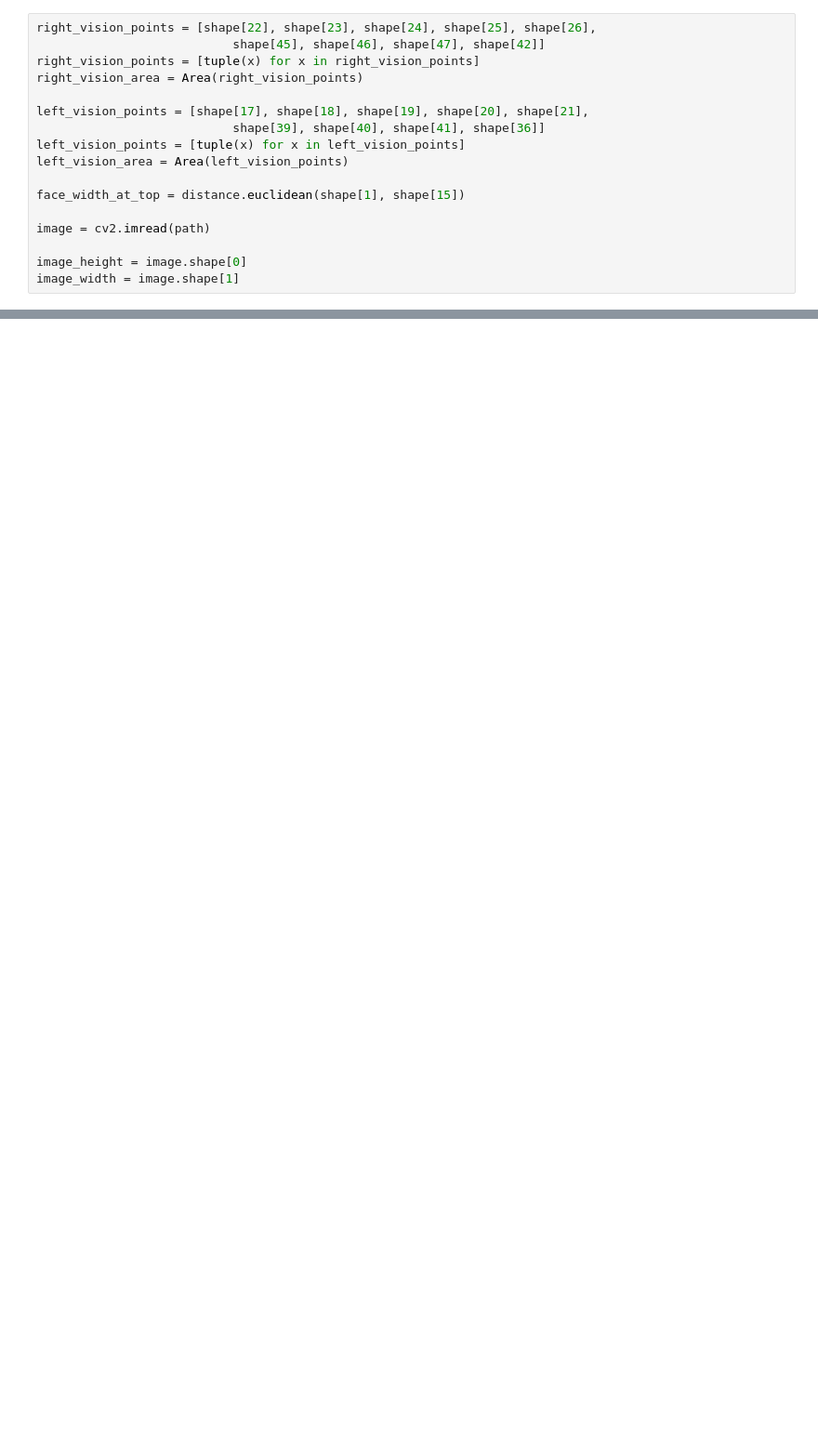
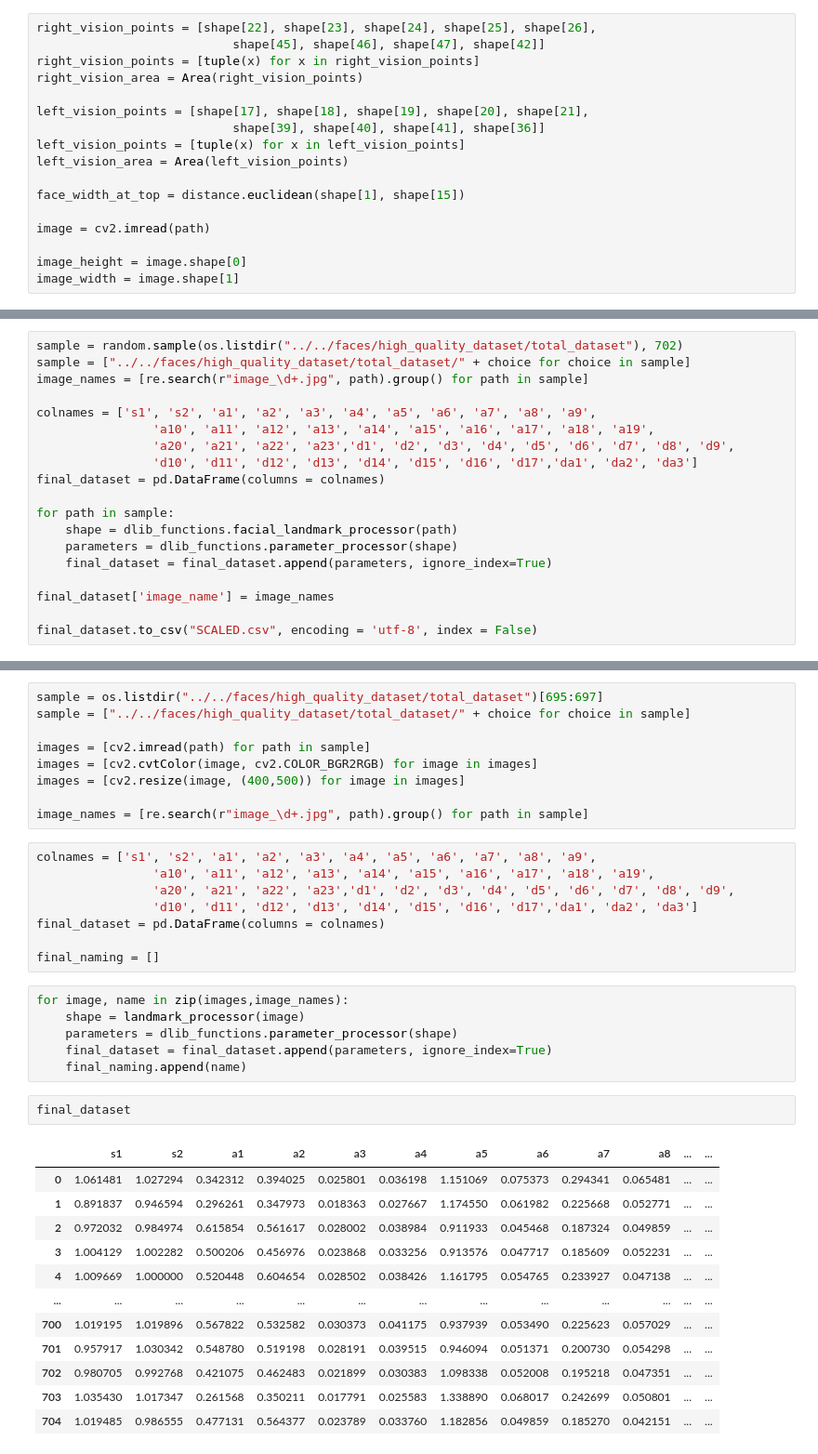
Before and after one commit to lewszykkonrad/landmarks, a Jupyter notebook: face_landmarks/area_testing.ipynb, the cells around one changed output, grey strips where cells are left out. Shown at 93% size. Saved outputs shown, nothing was run; the diff lists cells and outputs as text; blank space fills up the shorter version.

```diff
--- a/face_landmarks/area_testing.ipynb
+++ b/face_landmarks/area_testing.ipynb
@@ -102,0 +93,19 @@ image.shape
+# %%
+sample = random.sample(os.listdir("../../faces/high_quality_dataset/total_dataset"), 702)
+sample = ["../../faces/high_quality_dataset/total_dataset/" + choice for choice in sample]
+image_names = [re.search(r"image_\d+.jpg", path).group() for path in sample]
+
+colnames = ['s1', 's2', 'a1', 'a2', 'a3', 'a4', 'a5', 'a6', 'a7', 'a8', 'a9',
+                'a10', 'a11', 'a12', 'a13', 'a14', 'a15', 'a16', 'a17', 'a18', 'a19',
+                'a20', 'a21', 'a22', 'a23','d1', 'd2', 'd3', 'd4', 'd5', 'd6', 'd7', 'd8', 'd9',
+                'd10', 'd11', 'd12', 'd13', 'd14', 'd15', 'd16', 'd17','da1', 'da2', 'da3']
+final_dataset = pd.DataFrame(columns = colnames)
+
+for path in sample:
+    shape = dlib_functions.facial_landmark_processor(path)
+    parameters = dlib_functions.parameter_processor(shape)
+    final_dataset = final_dataset.append(parameters, ignore_index=True)
+
+final_dataset['image_name'] = image_names
+
+final_dataset.to_csv("SCALED.csv", encoding = 'utf-8', index = False)
@@ -102,0 +137,38 @@ image.shape
+# %%
+sample = os.listdir("../../faces/high_quality_dataset/total_dataset")[695:697]
+sample = ["../../faces/high_quality_dataset/total_dataset/" + choice for choice in sample]
+
+images = [cv2.imread(path) for path in sample]
+images = [cv2.cvtColor(image, cv2.COLOR_BGR2RGB) for image in images]
+images = [cv2.resize(image, (400,500)) for image in images]
+
+image_names = [re.search(r"image_\d+.jpg", path).group() for path in sample]
+# %%
+colnames = ['s1', 's2', 'a1', 'a2', 'a3', 'a4', 'a5', 'a6', 'a7', 'a8', 'a9',
+                'a10', 'a11', 'a12', 'a13', 'a14', 'a15', 'a16', 'a17', 'a18', 'a19',
+                'a20', 'a21', 'a22', 'a23','d1', 'd2', 'd3', 'd4', 'd5', 'd6', 'd7', 'd8', 'd9',
+                'd10', 'd11', 'd12', 'd13', 'd14', 'd15', 'd16', 'd17','da1', 'da2', 'da3']
+final_dataset = pd.DataFrame(columns = colnames)
+
+final_naming = []
+# %%
+for image, name in zip(images,image_names):
+    shape = landmark_processor(image)
+    parameters = dlib_functions.parameter_processor(shape)
+    final_dataset = final_dataset.append(parameters, ignore_index=True)
+    final_naming.append(name)
+# %%
+final_dataset
+# %% [output]
+|  | s1 | s2 | a1 | a2 | a3 | a4 | a5 | a6 | a7 | a8 | ... | ... |
+| 0 | 1.061481 | 1.027294 | 0.342312 | 0.394025 | 0.025801 | 0.036198 | 1.151069 | 0.075373 | 0.294341 | 0.065481 | ... | ... |
+| 1 | 0.891837 | 0.946594 | 0.296261 | 0.347973 | 0.018363 | 0.027667 | 1.174550 | 0.061982 | 0.225668 | 0.052771 | ... | ... |
+| 2 | 0.972032 | 0.984974 | 0.615854 | 0.561617 | 0.028002 | 0.038984 | 0.911933 | 0.045468 | 0.187324 | 0.049859 | ... | ... |
+| 3 | 1.004129 | 1.002282 | 0.500206 | 0.456976 | 0.023868 | 0.033256 | 0.913576 | 0.047717 | 0.185609 | 0.052231 | ... | ... |
+| 4 | 1.009669 | 1.000000 | 0.520448 | 0.604654 | 0.028502 | 0.038426 | 1.161795 | 0.054765 | 0.233927 | 0.047138 | ... | ... |
+| ... | ... | ... | ... | ... | ... | ... | ... | ... | ... | ... | ... | ... |
+| 700 | 1.019195 | 1.019896 | 0.567822 | 0.532582 | 0.030373 | 0.041175 | 0.937939 | 0.053490 | 0.225623 | 0.057029 | ... | ... |
+| 701 | 0.957917 | 1.030342 | 0.548780 | 0.519198 | 0.028191 | 0.039515 | 0.946094 | 0.051371 | 0.200730 | 0.054298 | ... | ... |
+| 702 | 0.980705 | 0.992768 | 0.421075 | 0.462483 | 0.021899 | 0.030383 | 1.098338 | 0.052008 | 0.195218 | 0.047351 | ... | ... |
+| 703 | 1.035430 | 1.017347 | 0.261568 | 0.350211 | 0.017791 | 0.025583 | 1.338890 | 0.068017 | 0.242699 | 0.050801 | ... | ... |
+| 704 | 1.019485 | 0.986555 | 0.477131 | 0.564377 | 0.023789 | 0.033760 | 1.182856 | 0.049859 | 0.185270 | 0.042151 | ... | ... |
```
Also changed, not shown: parts of 8 cells of this notebook, 16 other files.
